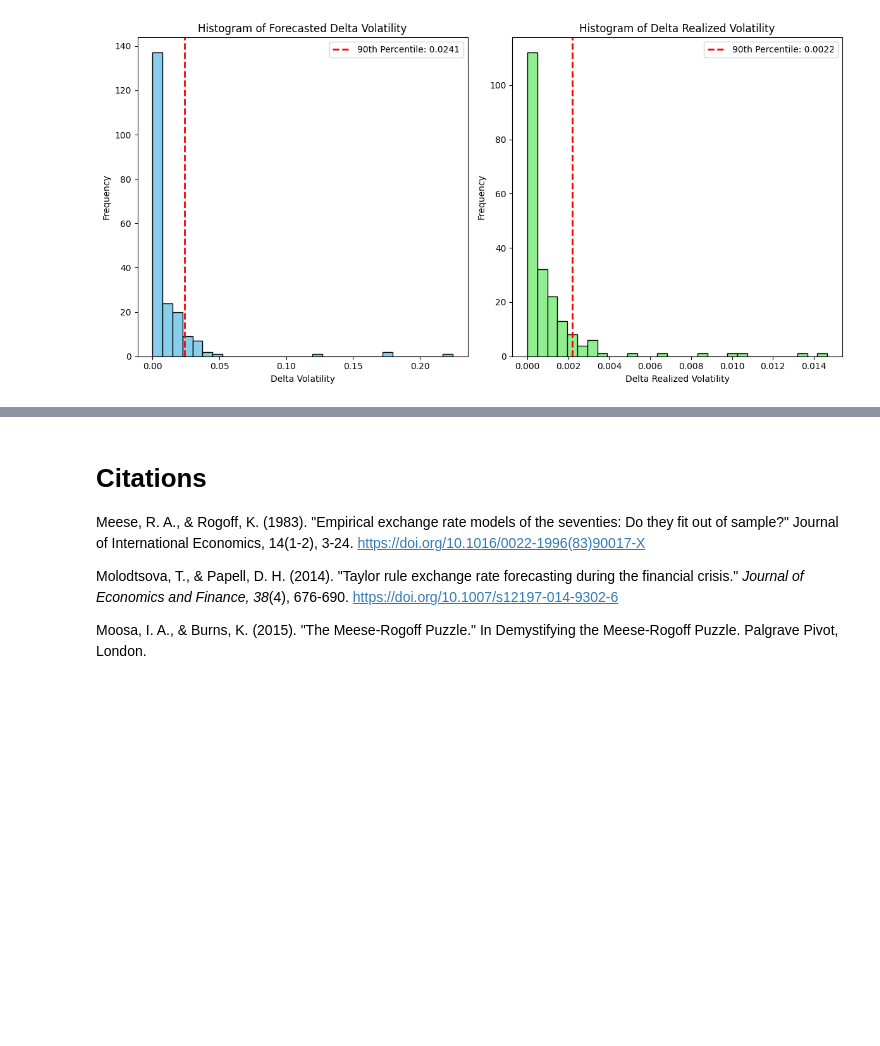
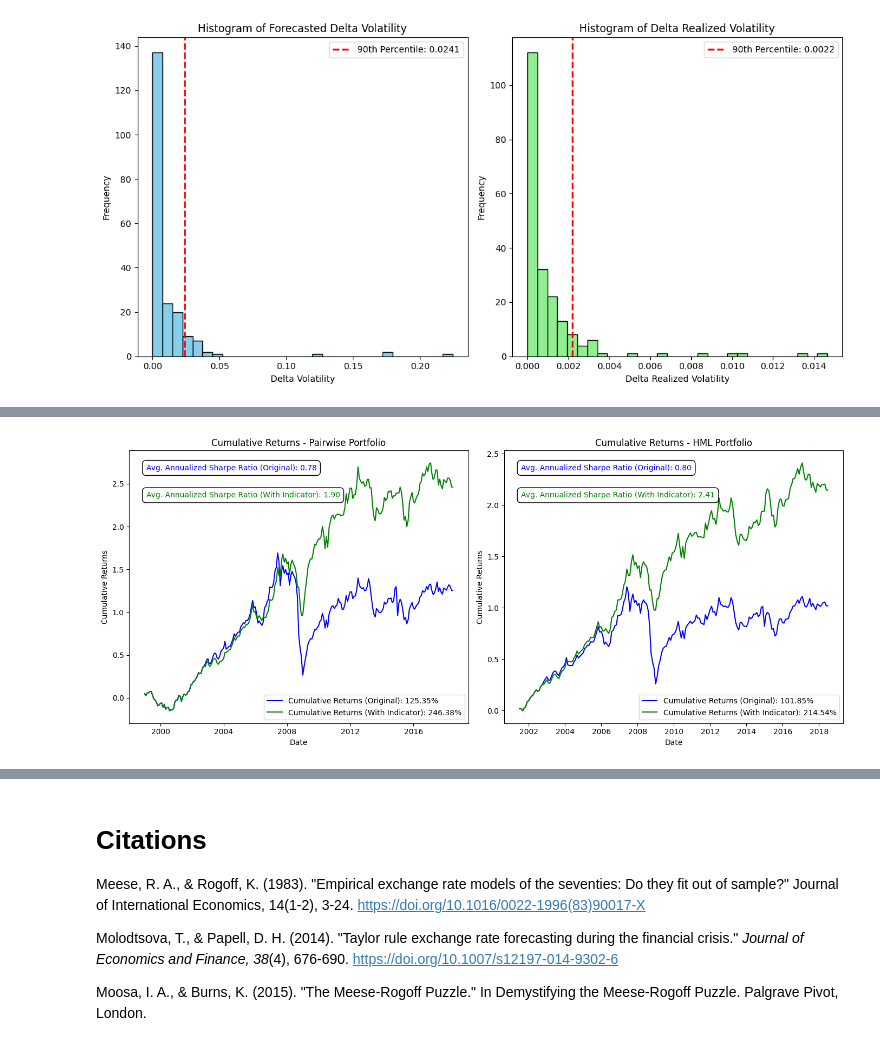
Before and after one commit to markbogorad/CarryTrade, a Jupyter notebook: VolatilityIndicator.ipynb, the cells around one changed output, grey strips where cells are left out. Drawn from its saved outputs; the diff is of its cells as text; code cells hidden in the pictures; blank space fills up the shorter version.

```diff
--- a/VolatilityIndicator.ipynb
+++ b/VolatilityIndicator.ipynb
@@ -706,0 +746,82 @@ plt.show()
+# %%
+# Number of years in the dataset (for annualizing ratios)
+num_years = 20
+
+# Function to calculate and return cumulative returns, Sharpe ratios, and aligned dates
+def calculate_returns_and_sharpe(returns, returns_with_indicator, risk_free_rate, dates):
+    # Calculate cumulative returns with and without the indicator
+    cumulative_returns_with_indicator = (1 + returns_with_indicator).cumprod() - 1
+    cumulative_returns_original = (1 + returns).cumprod() - 1
+
+    # Align the dates with the length of cumulative returns
+    aligned_dates = dates[-len(cumulative_returns_with_indicator):]
+
+    # Align the original cumulative returns to the length of aligned dates
+    aligned_cumulative_returns = cumulative_returns_original[-len(aligned_dates):]
+
+    # Calculate the mean and standard deviation of the returns
+    mean_return_original = returns.mean()
+    std_return_original = returns.std()
+    mean_return_with_indicator = returns_with_indicator.mean()
+    std_return_with_indicator = returns_with_indicator.std()
+
+    # Calculate Sharpe ratios (monthly)
+    sharpe_ratio_original = (mean_return_original - risk_free_rate) / std_return_original
+    sharpe_ratio_with_indicator = (mean_return_with_indicator - risk_free_rate) / std_return_with_indicator
+
+    # Annualize the Sharpe ratios
+    annualized_sharpe_ratio_original = (sharpe_ratio_original * np.sqrt(12)) / num_years * 100
+    annualized_sharpe_ratio_with_indicator = (sharpe_ratio_with_indicator * np.sqrt(12)) / num_years * 100
+
+    # Calculate cumulative returns at the end of the period
+    final_cumulative_return_original = cumulative_returns_original.iloc[-1]
+    final_cumulative_return_with_indicator = cumulative_returns_with_indicator.iloc[-1]
+
+    return aligned_dates, aligned_cumulative_returns, cumulative_returns_with_indicator, annualized_sharpe_ratio_original, annualized_sharpe_ratio_with_indicator, final_cumulative_return_original, final_cumulative_return_with_indicator
+
+# Calculate for Pairwise portfolio
+aligned_dates_pairwise, aligned_cumulative_pairwise_returns, cumulative_pairwise_returns_with_indicator, sharpe_ratio_original_pairwise, sharpe_ratio_with_indicator_pairwise, final_cumulative_return_original_pairwise, final_cumulative_return_with_indicator_pairwise = calculate_returns_and_sharpe(pairwise_carry_returns, pairwise_carry_returns_with_indicator, risk_free_rate, dates)
+
+# Calculate for HML portfolio
+aligned_dates_hml, aligned_cumulative_hml_returns, cumulative_hml_returns_with_indicator, sharpe_ratio_original_hml, sharpe_ratio_with_indicator_hml, final_cumulative_return_original_hml, final_cumulative_return_with_indicator_hml = calculate_returns_and_sharpe(hml_carry_returns, hml_carry_returns_with_indicator, risk_free_rate, dates)
+
+# Plot the results for Pairwise portfolio
+plt.figure(figsize=(14, 6))
+
+plt.subplot(1, 2, 1)
+plt.plot(aligned_dates_pairwise, aligned_cumulative_pairwise_returns,
+         label=f'Cumulative Returns (Original): {final_cumulative_return_original_pairwise:.2%}', color='blue')
+plt.plot(aligned_dates_pairwise, cumulative_pairwise_returns_with_indicator,
+         label=f'Cumulative Returns (With Indicator): {final_cumulative_return_with_indicator_pairwise:.2%}', color='green')
+plt.title('Cumulative Returns - Pairwise Portfolio')
+plt.annotate(f'Avg. Annualized Sharpe Ratio (Original): {sharpe_ratio_original_pairwise:.2f}',
+             xy=(0.05, 0.95), xycoords='axes fraction', fontsize=10, ha='left', va='top', color='blue',
+             bbox=dict(boxstyle='round,pad=0.5', edgecolor='black', facecolor='white'))
+plt.annotate(f'Avg. Annualized Sharpe Ratio (With Indicator): {sharpe_ratio_with_indicator_pairwise:.2f}',
+             xy=(0.05, 0.85), xycoords='axes fraction', fontsize=10, ha='left', va='top', color='green',
+             bbox=dict(boxstyle='round,pad=0.5', edgecolor='black', facecolor='white'))
+plt.xlabel('Date')
+plt.ylabel('Cumulative Returns')
+plt.legend()
+
+# Plot the results for HML portfolio
+plt.subplot(1, 2, 2)
+plt.plot(aligned_dates_hml, aligned_cumulative_hml_returns,
+         label=f'Cumulative Returns (Original): {final_cumulative_return_original_hml:.2%}', color='blue')
+plt.plot(aligned_dates_hml, cumulative_hml_returns_with_indicator,
+         label=f'Cumulative Returns (With Indicator): {final_cumulative_return_with_indicator_hml:.2%}', color='green')
+plt.title('Cumulative Returns - HML Portfolio')
+plt.annotate(f'Avg. Annualized Sharpe Ratio (Original): {sharpe_ratio_original_hml:.2f}',
+             xy=(0.05, 0.95), xycoords='axes fraction', fontsize=10, ha='left', va='top', color='blue',
+             bbox=dict(boxstyle='round,pad=0.5', edgecolor='black', facecolor='white'))
+plt.annotate(f'Avg. Annualized Sharpe Ratio (With Indicator): {sharpe_ratio_with_indicator_hml:.2f}',
+             xy=(0.05, 0.85), xycoords='axes fraction', fontsize=10, ha='left', va='top', color='green',
+             bbox=dict(boxstyle='round,pad=0.5', edgecolor='black', facecolor='white'))
+plt.xlabel('Date')
+plt.ylabel('Cumulative Returns')
+plt.legend()
+
+plt.tight_layout()
+plt.show()
+# %% [output]
+[figure, added]
```
Also changed, not shown: parts of 18 cells of this notebook, 1 other file.
